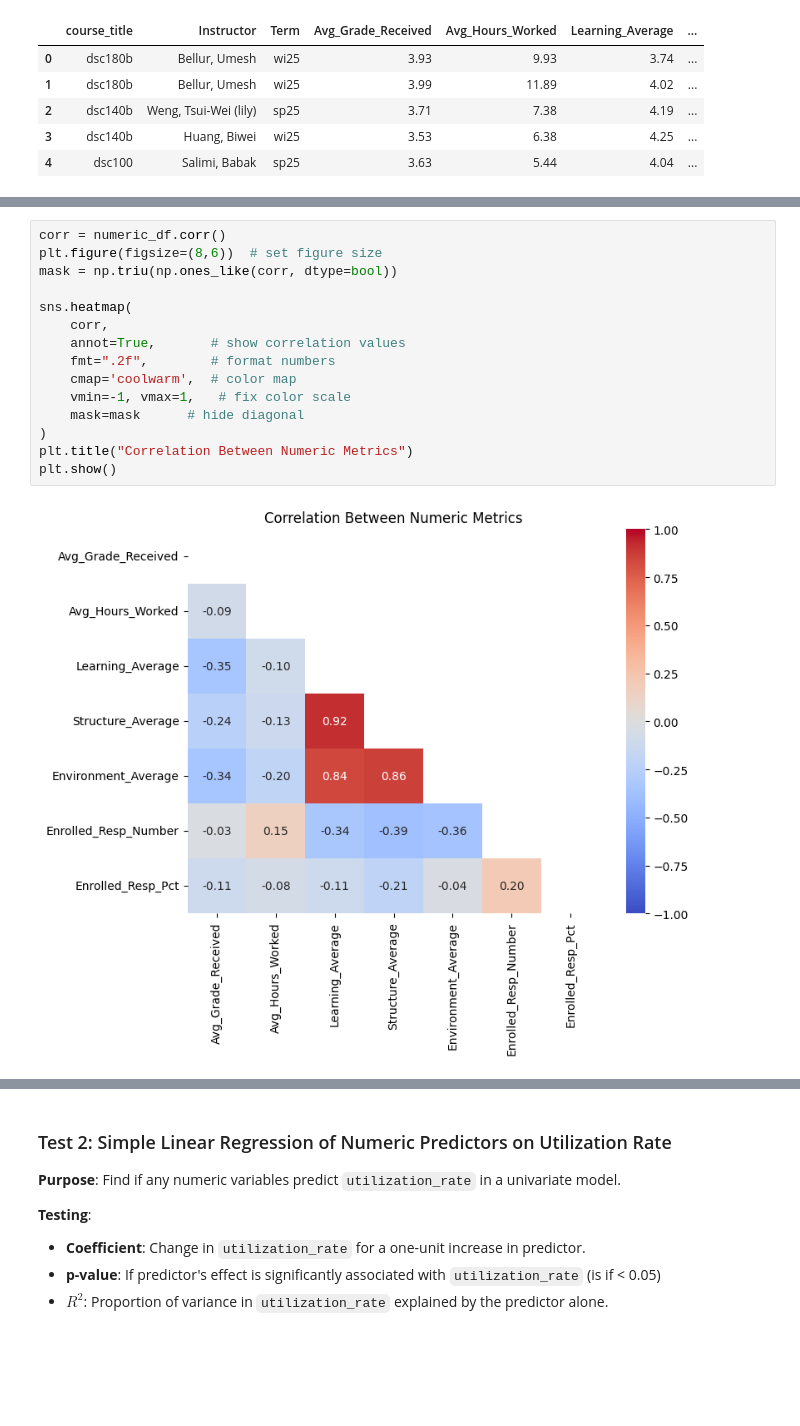
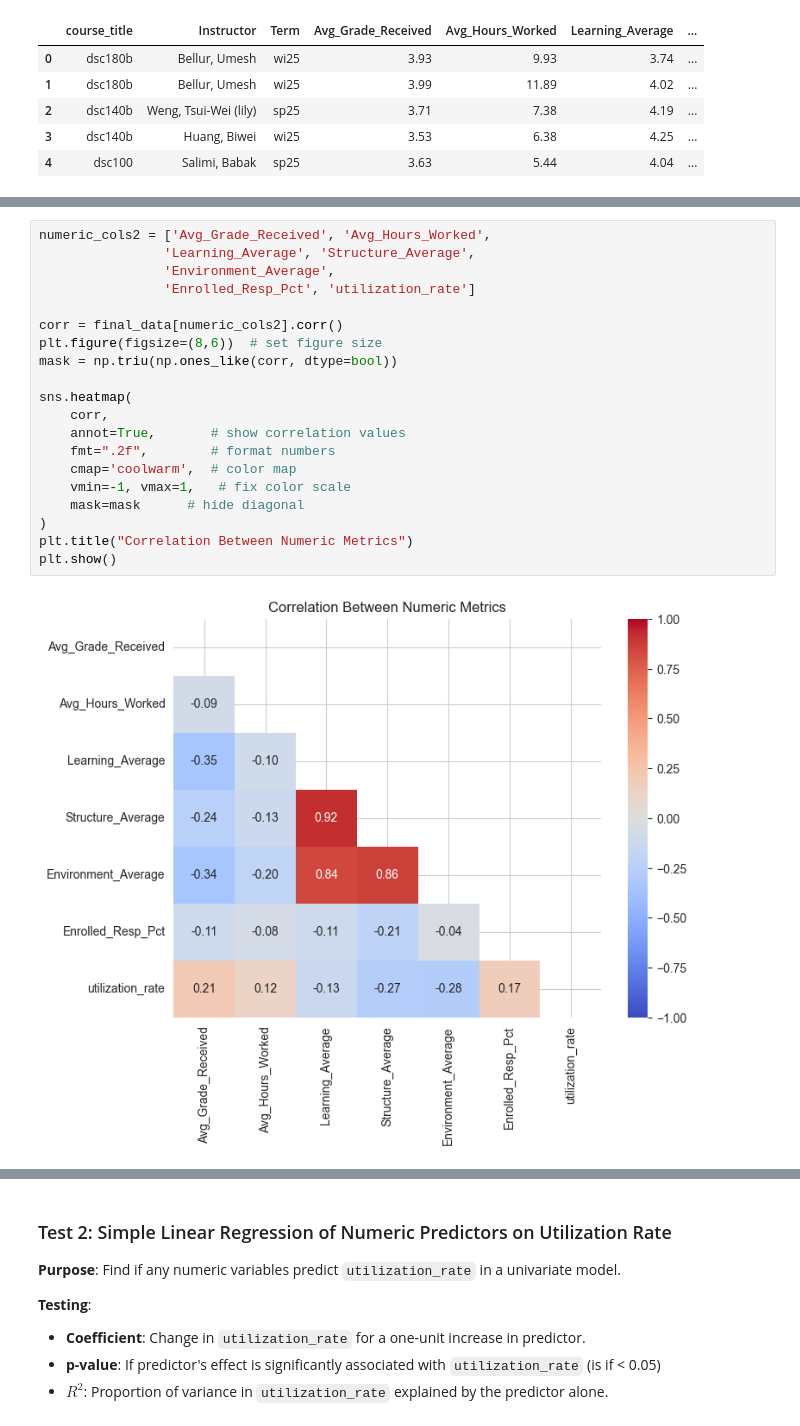
Before and after one commit to cadenpascual/DSC190_FinalProject, a Jupyter notebook: SET_data_analysis.ipynb, the cells around one changed output, grey strips where cells are left out. Drawn from its saved outputs; the diff is of its cells as text; blank space fills up the shorter version.

```diff
--- a/SET_data_analysis.ipynb
+++ b/SET_data_analysis.ipynb
@@ -127,20 +134,25 @@ numeric_df = final_data[numeric_cols]
 # %%
-corr = numeric_df.corr()
+numeric_cols2 = ['Avg_Grade_Received', 'Avg_Hours_Worked',
+                'Learning_Average', 'Structure_Average',
+                'Environment_Average',
+                'Enrolled_Resp_Pct', 'utilization_rate']
+
+corr = final_data[numeric_cols2].corr()
 plt.figure(figsize=(8,6))  # set figure size
 mask = np.triu(np.ones_like(corr, dtype=bool))
 
 sns.heatmap(
     corr,
     annot=True,       # show correlation values
     fmt=".2f",        # format numbers
     cmap='coolwarm',  # color map
     vmin=-1, vmax=1,   # fix color scale
     mask=mask      # hide diagonal
 )
 plt.title("Correlation Between Numeric Metrics")
 plt.show()
 # %% [output]
-[figure, old version]
+[figure, new version]
 # %% [markdown]
 ### Test 1: Test for Multi-Colinearity
 
```
Also changed, not shown: parts of 21 cells of this notebook.
